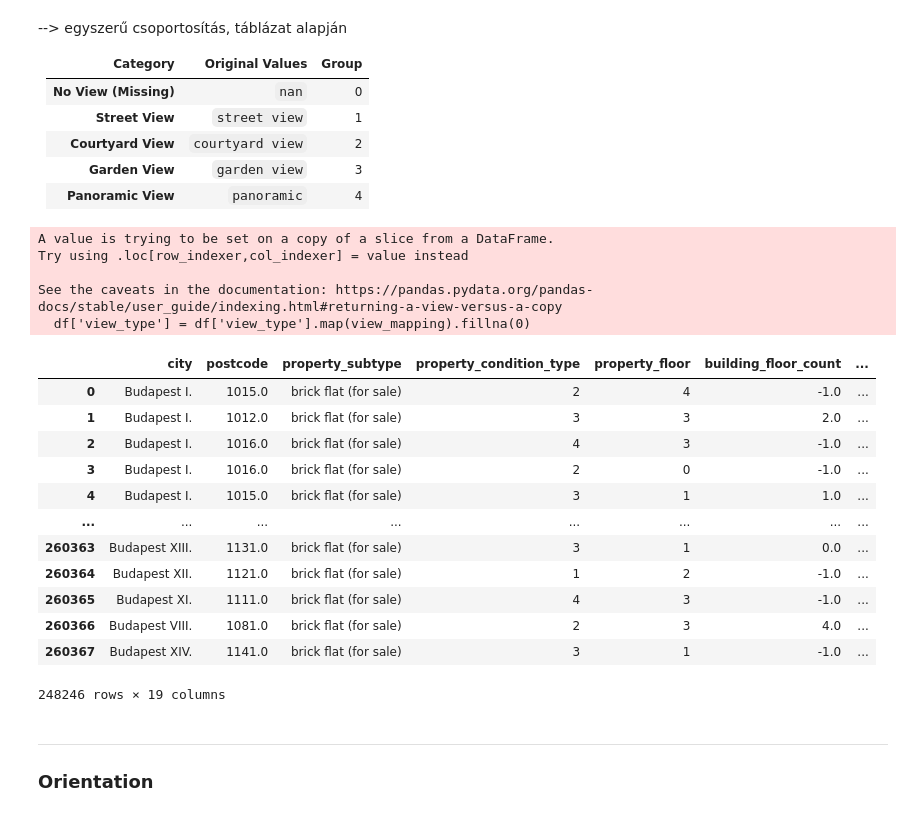
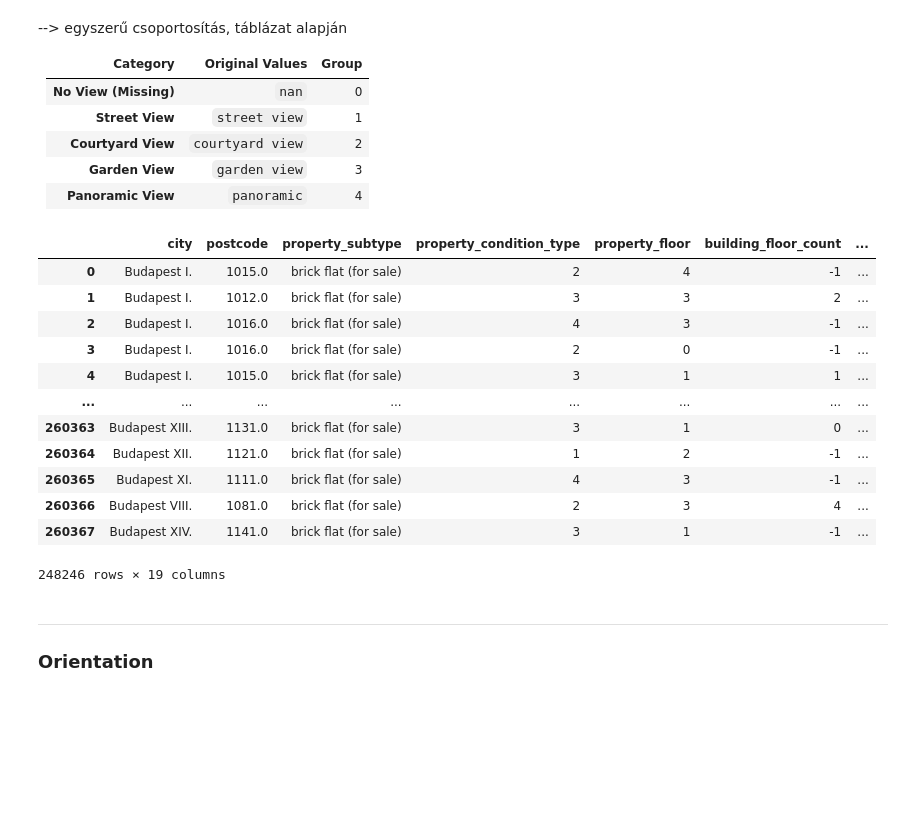
Before and after one commit to kristof39612/lakasarak_lab, a Jupyter notebook: main.ipynb, the cells around one changed output. Drawn from its saved outputs; the diff is of its cells as text; code cells hidden in the pictures; blank space fills up the shorter version.

```diff
--- a/main.ipynb
+++ b/main.ipynb
@@ -834,34 +782,29 @@ array([nan, 'courtyard view', 'street view', 'garden view', 'panoramic'],
 # %%
 view_mapping = {
     'street view': 1,
     'courtyard view': 2,
     'garden view': 3,
     'panoramic': 4
 }
 
 # NAN -> 0
-df['view_type'] = df['view_type'].map(view_mapping).fillna(0)
+df.loc[:,'view_type'] = df['view_type'].map(view_mapping).fillna(0)
 
 df
 # %% [output]
+|  | city | postcode | property_subtype | property_condition_type | property_floor | building_floor_count | ... |
+| 0 | Budapest I. | 1015.0 | brick flat (for sale) | 2 | 4 | -1 | ... |
+| 1 | Budapest I. | 1012.0 | brick flat (for sale) | 3 | 3 | 2 | ... |
+| 2 | Budapest I. | 1016.0 | brick flat (for sale) | 4 | 3 | -1 | ... |
+| 3 | Budapest I. | 1016.0 | brick flat (for sale) | 2 | 0 | -1 | ... |
+| 4 | Budapest I. | 1015.0 | brick flat (for sale) | 3 | 1 | 1 | ... |
+| ... | ... | ... | ... | ... | ... | ... | ... |
+| 260363 | Budapest XIII. | 1131.0 | brick flat (for sale) | 3 | 1 | 0 | ... |
+| 260364 | Budapest XII. | 1121.0 | brick flat (for sale) | 1 | 2 | -1 | ... |
+| 260365 | Budapest XI. | 1111.0 | brick flat (for sale) | 4 | 3 | -1 | ... |
+| 260366 | Budapest VIII. | 1081.0 | brick flat (for sale) | 2 | 3 | 4 | ... |
+| 260367 | Budapest XIV. | 1141.0 | brick flat (for sale) | 3 | 1 | -1 | ... |
-A value is trying to be set on a copy of a slice from a DataFrame.
-Try using .loc[row_indexer,col_indexer] = value instead
-
-See the caveats in the documentation: https://pandas.pydata.org/pandas-docs/stable/user_guide/indexing.html#returning-a-view-versus-a-copy
-  df['view_type'] = df['view_type'].map(view_mapping).fillna(0)
+248246 rows × 19 columns
-|  | city | postcode | property_subtype | property_condition_type | property_floor | building_floor_count | ... |
-| 0 | Budapest I. | 1015.0 | brick flat (for sale) | 2 | 4 | -1.0 | ... |
-| 1 | Budapest I. | 1012.0 | brick flat (for sale) | 3 | 3 | 2.0 | ... |
-| 2 | Budapest I. | 1016.0 | brick flat (for sale) | 4 | 3 | -1.0 | ... |
-| 3 | Budapest I. | 1016.0 | brick flat (for sale) | 2 | 0 | -1.0 | ... |
-| 4 | Budapest I. | 1015.0 | brick flat (for sale) | 3 | 1 | 1.0 | ... |
-| ... | ... | ... | ... | ... | ... | ... | ... |
-| 260363 | Budapest XIII. | 1131.0 | brick flat (for sale) | 3 | 1 | 0.0 | ... |
-| 260364 | Budapest XII. | 1121.0 | brick flat (for sale) | 1 | 2 | -1.0 | ... |
-| 260365 | Budapest XI. | 1111.0 | brick flat (for sale) | 4 | 3 | -1.0 | ... |
-| 260366 | Budapest VIII. | 1081.0 | brick flat (for sale) | 2 | 3 | 4.0 | ... |
-| 260367 | Budapest XIV. | 1141.0 | brick flat (for sale) | 3 | 1 | -1.0 | ... |
-248246 rows × 19 columns
 # %% [markdown]
 ---
 
```
Also changed, not shown: parts of 12 cells of this notebook.
